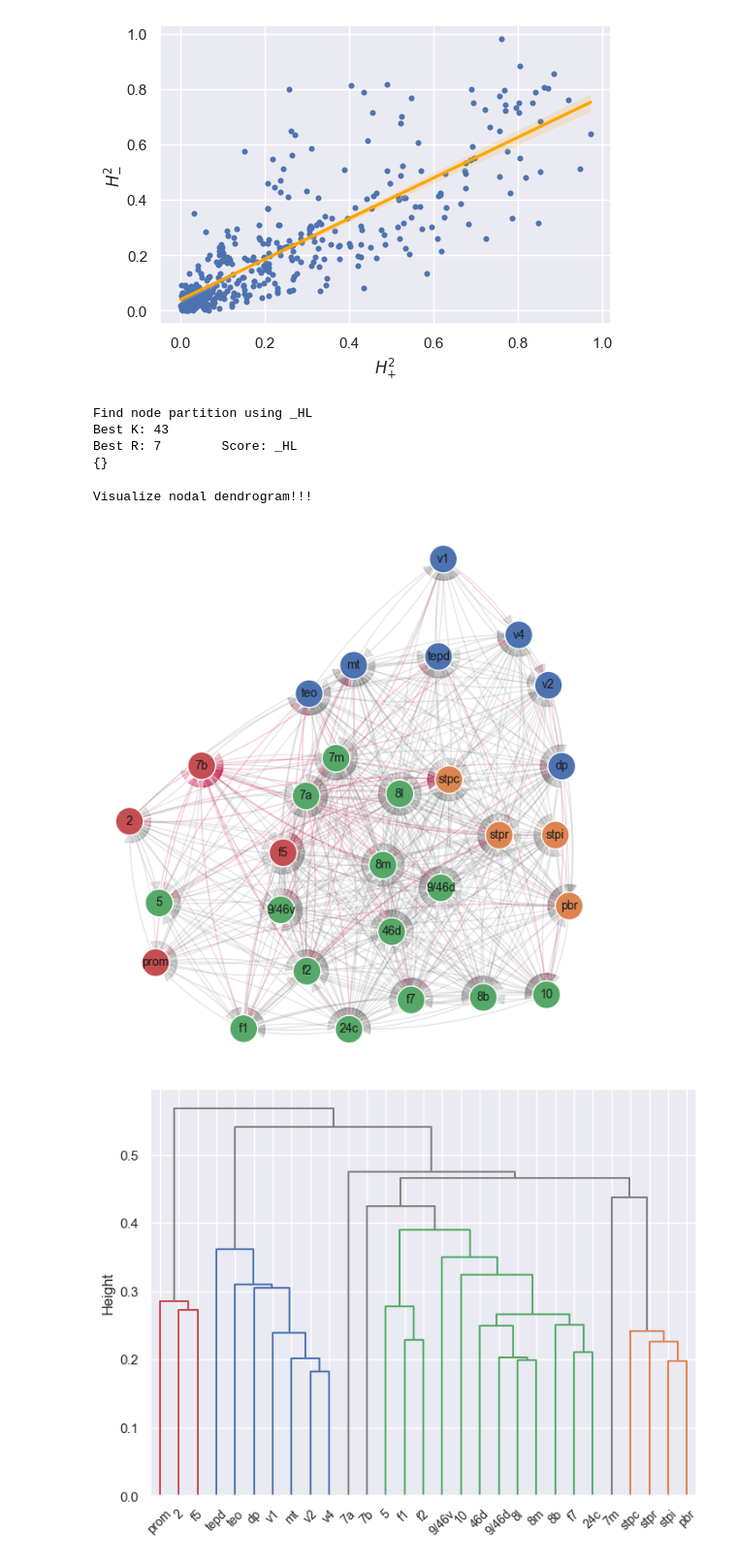
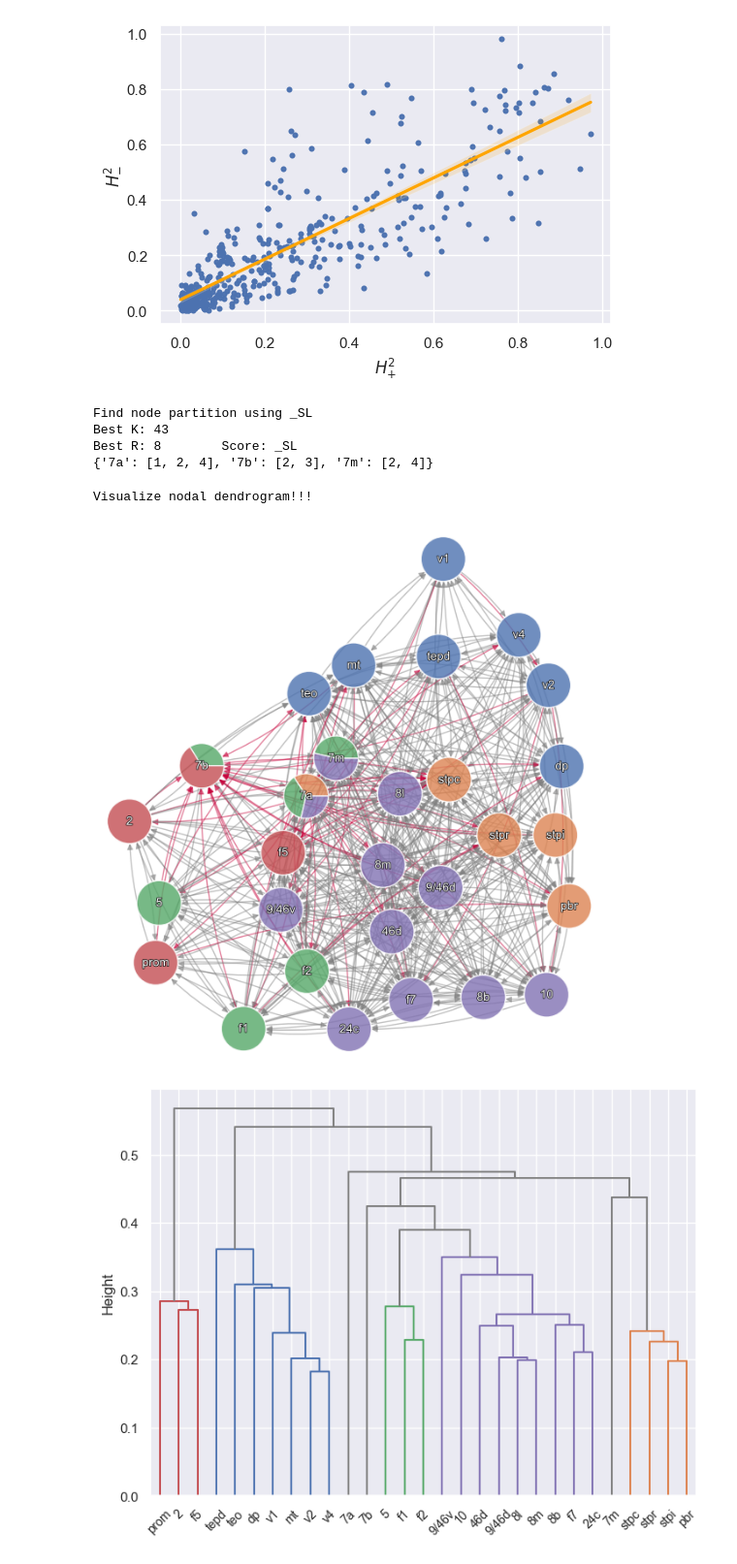
Before and after one commit to mrtnzrm2/ELK, a Jupyter notebook: MAC29_example.ipynb, the cells around one changed output. Shown at 97% size. Cells and saved outputs as stored; diff of their text form; code cells hidden in the pictures.

```diff
--- a/MAC29_example.ipynb
+++ b/MAC29_example.ipynb
@@ -117,27 +117,27 @@ plot_n.regXY(
 [figure]
 [figure]
 # %%
-SCORE = "_HL"
+SCORE = "_SL"
 k, r = get_best_kr_equivalence(SCORE, H)
 print(f"Find node partition using {SCORE}")
 print("Best K: {}\nBest R: {}\t Score: {}".format(k, r, SCORE))
 rlabels = get_labels_from_Z(H.Z, r)
 rlabels = skim_partition(rlabels)
 # Overlap ----
-overlap, nocs_covers, nocs_sizes, rlabels2  = H.discovery(rlabels)
+overlap, nocs_covers, nocs_sizes, rlabels2  = H.discovery(rlabels, k, direction="both", index=index)
 print(nocs_covers)
 plot_h.plot_network_combined(
   k, -1 / np.log(NET.A[:NET.nodes, :]), rlabels2,
   nocs_covers, nocs_sizes, cmap_name="deep", font_size=10
 )
 plot_h.nodal_dendrogram(r, width=8, height=6, cmap_name="deep") #
 plot_h.heatmap_dendro(r, np.log(NET.A[:NET.nodes, :]), font_size=8, width=8, height=6)
 plot_h.lcmap_dendro(r, k, font_size=8, width=8, height=6)
 # %% [output]
-Find node partition using _HL
+Find node partition using _SL
 Best K: 43
-Best R: 7        Score: _HL
-{}
+Best R: 8        Score: _SL
+{'7a': [1, 2, 4], '7b': [2, 3], '7m': [2, 4]}
 Visualize nodal dendrogram!!!
-[figure, old version]
+[figure, new version]
-[figure, old version]
+[figure, new version]
```
Also changed, not shown: parts of 3 cells of this notebook, 10 other files.
